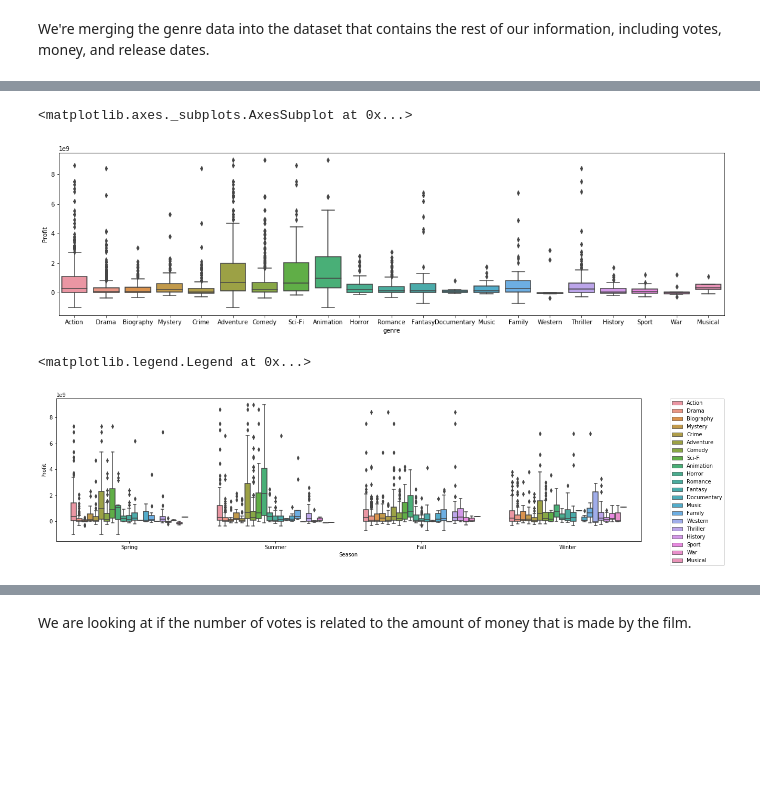
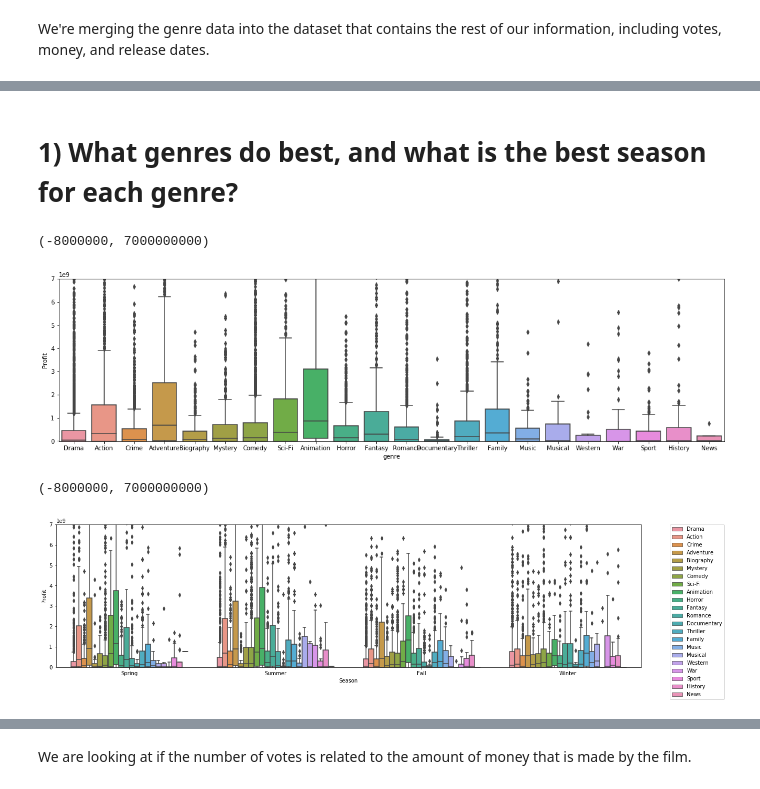
Before and after one commit to snepaul179/dsc-mod-1-project-v2-1-onl01-dtsc-pt-052620, a Jupyter notebook: Final_Vers_ZP.ipynb, the cells around one changed output, grey strips where cells are left out. Cells and saved outputs as stored; diff of their text form; code cells hidden in the pictures; blank space fills up the shorter version.

```diff
--- a/Final_Vers_ZP.ipynb
+++ b/Final_Vers_ZP.ipynb
@@ -241,6 +257,7 @@ df.sort_values(by='Release_Date') #sort by release date
 
 df['Month'] = df['Release_Date'].dt.month
 df['Season'] = df['Release_Date'].dt.month.map(season_dict)
+df['year'] = df['Release_Date'].dt.year
 df.head()
 # %% [output]
 |  | studio | year | Movie_title | tconst | runtimeMinutes | averageRating | numVotes | region | language | ... |
@@ -254,5 +269,6 @@ want to drop region, runtime, movie_name,
 # %%
-df_filter = df.loc[(df['Release_Date'] < '2020-01-01') & (df['Release_Date'] > '1979-12-31')] #select the right dates
+df_filter = df.loc[(df['Release_Date'] < '2020-01-01') & (df['Release_Date'] > '1979-12-31') &
+                  (df['runtimeMinutes'] > 60)] #select the right dates
 df_filter.head()
 # %% [output]
 |  | studio | year | Movie_title | tconst | runtimeMinutes | averageRating | numVotes | region | language | ... |
@@ -276,0 +284,3 @@ genre_raw_df.head()
+# %%
+genre_raw_df = genre_raw_df[genre_raw_df['titleType'] =='movie']
+genre_raw_df.head()
@@ -284,8 +303,8 @@ genre_df_col = df_filter.columns.drop('genres')
 # %%
-genre_df = df_filter['genres'].apply(pd.Series) \
+genre_df = df_filter['genres'].apply(pd.Series)\
     .merge(df_filter, right_index = True, left_index=True)\
     .drop(['genres'], axis=1)\
     .melt(id_vars=genre_df_col, value_name = 'genre')\
     .drop('variable', axis=1)\
-    .dropna()
+    .dropna(subset=['genre'])
 genre_order = genre_df['genre'].unique()
@@ -292,19 +320,23 @@ genre_order = genre_df['genre'].unique()
+# %% [markdown]
+# 1) What genres do best, and what is the best season for each genre?
 # %%
 plt.figure(figsize=(20,5))
 sns.boxplot(x='genre', y='Profit', data=genre_df,
             order=genre_order)
+plt.ylim(-8000000,7000000000)
 # %% [output]
-<matplotlib.axes._subplots.AxesSubplot at 0x...>
+(-8000000, 7000000000)
-[figure, old version]
+[figure, new version]
 # %%
 plt.figure(figsize=(20,5))
 sns.boxplot(x='Season', y='Profit', hue='genre', data=genre_df,
            order=['Spring', 'Summer', 'Fall', 'Winter'])
 plt.legend(bbox_to_anchor=(1.05, 1), loc=2, borderaxespad=0.,prop={'size': 10})
+plt.ylim(-8000000,7000000000)
 #idk depends on the number of genres really
 # %% [output]
-<matplotlib.legend.Legend at 0x...>
+(-8000000, 7000000000)
-[figure, old version]
+[figure, new version]
 # %%
 plt.figure(figsize=(20,5))
 sns.boxplot(x='Month', y='Profit', hue='genre', data=genre_df)
```
Also changed, not shown: parts of 55 cells of this notebook.
